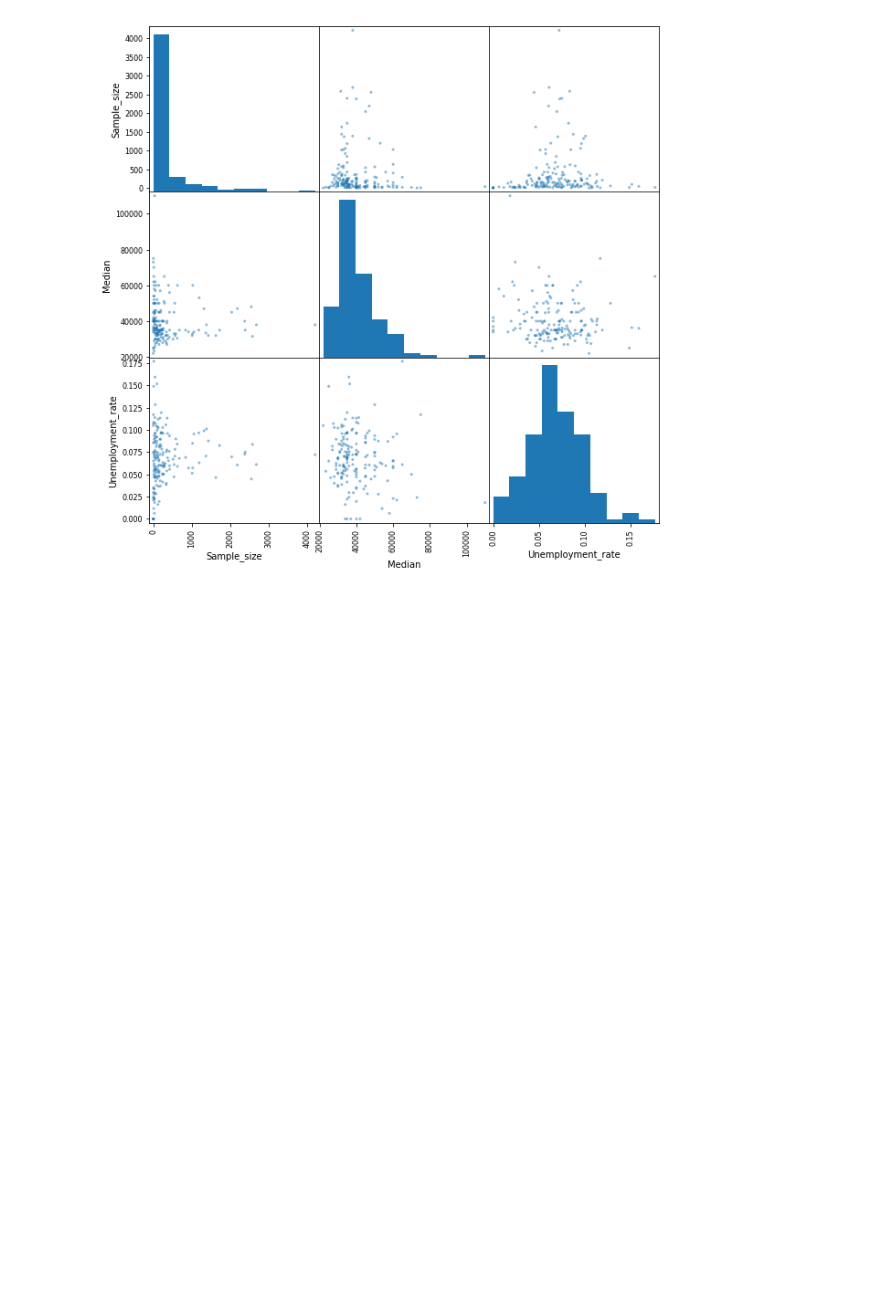
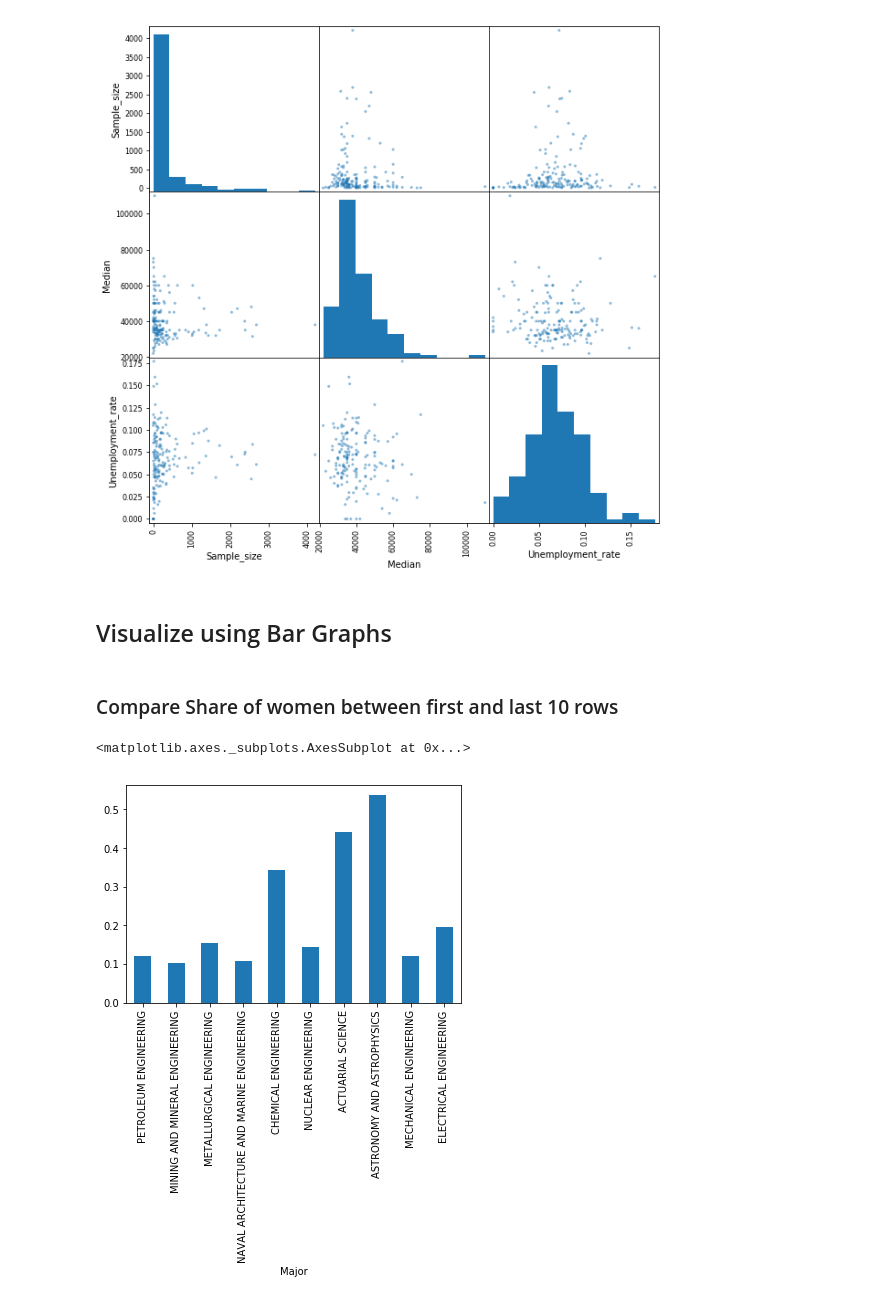
Before and after one commit to ipshitaRB/Visualize-Earnings-Based-On-College-Majors, a Jupyter notebook: Visualize_earnings_based_on_college_majors.ipynb, the cells around one changed output. Cells and saved outputs as stored; diff of their text form; code cells hidden in the pictures; blank space fills up the shorter version.

Commit message:
Generate Bar Graphs

```diff
--- a/Visualize_earnings_based_on_college_majors.ipynb
+++ b/Visualize_earnings_based_on_college_majors.ipynb
@@ -270,3 +272,12 @@ array([[<matplotlib.axes._subplots.AxesSubplot object at 0x...>,
         <matplotlib.axes._subplots.AxesSubplot object at 0x...>]],
       dtype=object)
 [figure]
+# %% [markdown]
+## Visualize using Bar Graphs
+# %% [markdown]
+### Compare Share of women between first and last 10 rows
+# %%
+recent_grads[:10].plot.bar(x='Major', y='ShareWomen', legend=False) # compare first ten rows
+# %% [output]
+<matplotlib.axes._subplots.AxesSubplot at 0x...>
+[figure, added]
```
Also changed, not shown: parts of 7 cells of this notebook.
